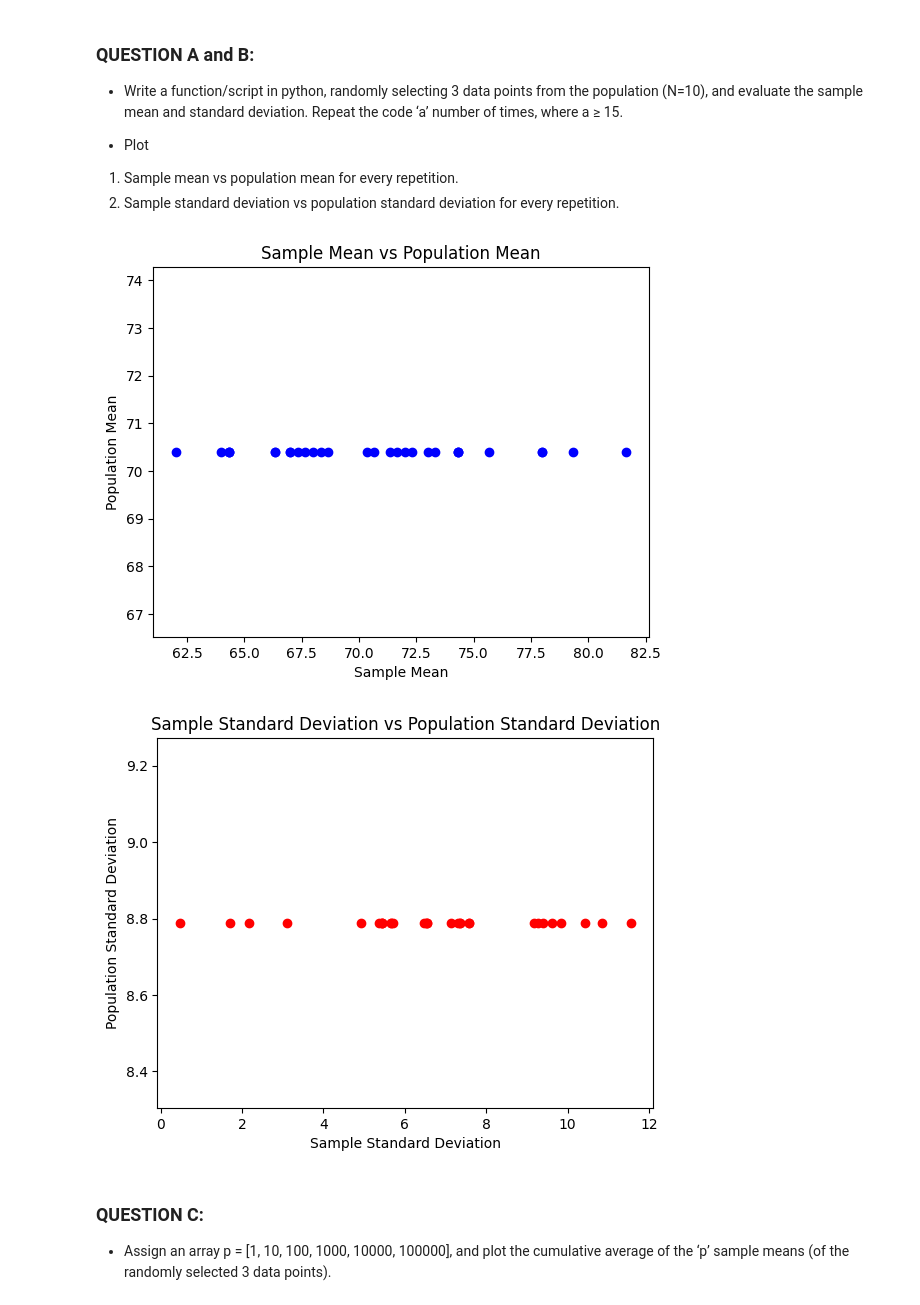
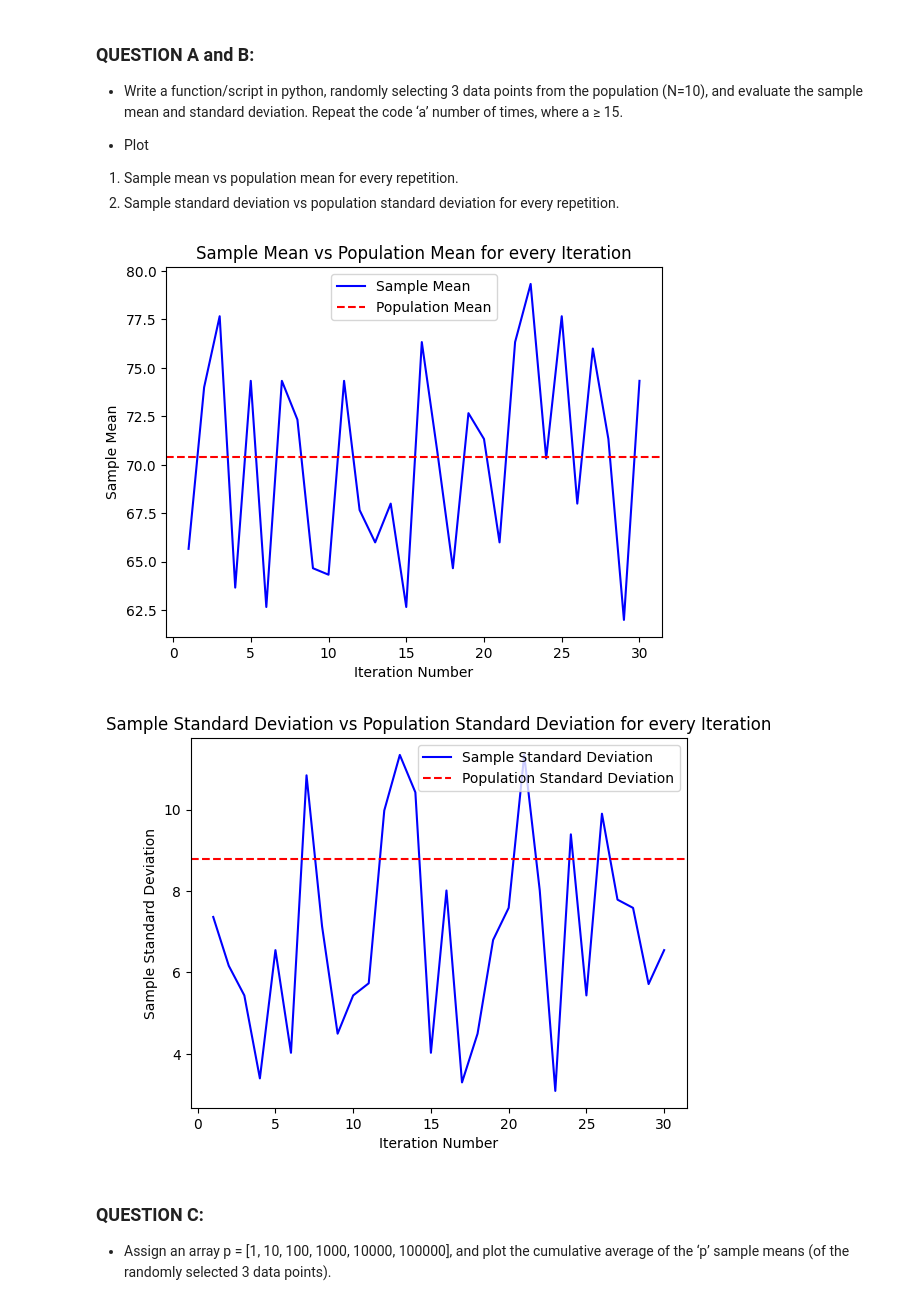
Before and after one commit to kanadsen/ME_794, a Jupyter notebook: Assignment 2/Assignment_2_q2.ipynb, the cells around one changed output. Saved outputs shown, nothing was run; the diff lists cells and outputs as text; code cells hidden in the pictures.

```diff
--- a/Assignment 2/Assignment_2_q2.ipynb
+++ b/Assignment 2/Assignment_2_q2.ipynb
@@ -16,43 +16,49 @@ population = [65,82, 81, 67, 57,59 ,66 ,75 ,82, 70]
 # %%
 N = len(population)
 
 # Defining the number of repetitions (a >= 15)
 a = 30
+val=[]
 
 # Initializing lists to store the sample mean and standard deviation for every repetition
 sample_means = []
 sample_stds = []
 
 
 for i in range(a):
 
     # Randomly selecting 3 data points from the population
     sample = np.random.choice(population, size=3, replace=False)
 
     # Evaluating the sample mean and standard deviation
     sample_mean = np.mean(sample)
     sample_std = np.std(sample)
 
     # Adding the sample mean and standard deviation to the respective lists
     sample_means.append(sample_mean)
     sample_stds.append(sample_std)
+    val.append(i+1)
 
 # Plotting sample mean vs population mean
-plt.scatter(sample_means, [np.mean(population)] * a, color='blue')
-plt.xlabel('Sample Mean')
-plt.ylabel('Population Mean')
-plt.title('Sample Mean vs Population Mean')
+plt.plot([(i+1) for i in range(a)],sample_means, color='blue',label="Sample Mean")
+plt.axhline(y = np.mean(population), color = 'r', linestyle = '--',label='Population Mean')
+plt.xlabel('Iteration Number')
+plt.ylabel('Sample Mean')
+plt.title('Sample Mean vs Population Mean for every Iteration')
+plt.legend()
 plt.show()
 
 # Plotting sample standard deviation vs population standard deviation
-plt.scatter(sample_stds, [np.std(population)] * a, color='red')
-plt.xlabel('Sample Standard Deviation')
-plt.ylabel('Population Standard Deviation')
-plt.title('Sample Standard Deviation vs Population Standard Deviation')
+plt.plot([(i+1) for i in range(a)],sample_stds, color='blue',label='Sample Standard Deviation')
+plt.axhline(y = np.std(population), color = 'r', linestyle = '--',label='Population Standard Deviation')
+plt.xlabel('Iteration Number')
+plt.ylabel('Sample Standard Deviation')
+plt.title('Sample Standard Deviation vs Population Standard Deviation for every Iteration')
+plt.legend()
 plt.show()
 # %% [output]
-[figure, old version]
+[figure, new version]
-[figure, old version]
+[figure, new version]
 # %% [markdown]
 ### QUESTION C:
 
```
Also changed, not shown: 1 other file.
